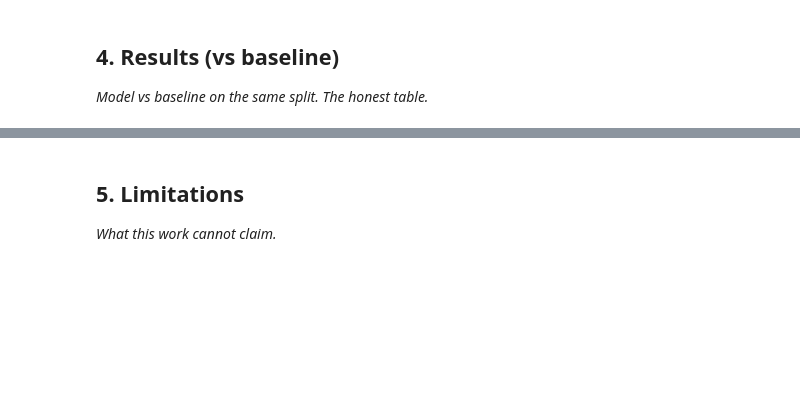
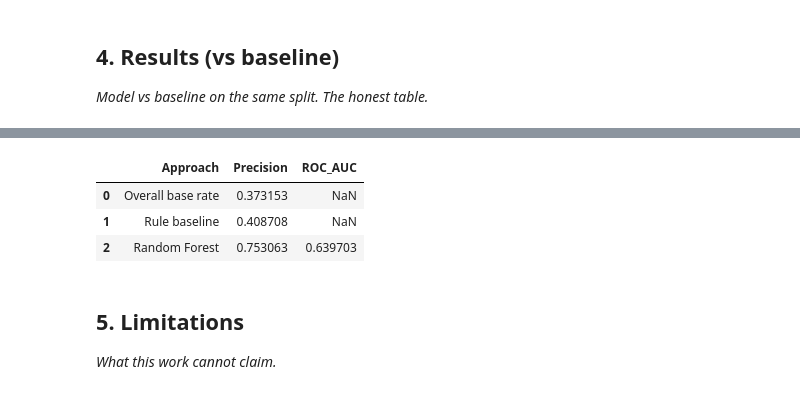
Before and after one commit to MohamedKroush/Flyrank-ML1, a Jupyter notebook: work/notebooks/capstone.ipynb, the cells around one changed output, grey strips where cells are left out. Drawn from its saved outputs; the diff is of its cells as text; code cells hidden in the pictures; blank space fills up the shorter version.

```diff
--- a/work/notebooks/capstone.ipynb
+++ b/work/notebooks/capstone.ipynb
@@ -25,3 +196,30 @@ This skeleton is yours to fill. Work the sections **in order** — each one has
+# %%
+# Model vs baseline comparison
+
+results = pd.DataFrame({
+    "Approach": [
+        "Overall base rate",
+        "Rule baseline",
+        "Random Forest"
+    ],
+    "Precision": [
+        labeled["is_declining"].mean(),
+        baseline_precision,
+        model_precision
+    ],
+    "ROC_AUC": [
+        None,
+        None,
+        model_auc
+    ]
+})
+
+display(results)
+# %% [output]
+|  | Approach | Precision | ROC_AUC |
+| 0 | Overall base rate | 0.373153 | NaN |
+| 1 | Rule baseline | 0.408708 | NaN |
+| 2 | Random Forest | 0.753063 | 0.639703 |
 # %% [markdown]
 ## 5. Limitations
 
```
Also changed, not shown: parts of 10 cells of this notebook.
